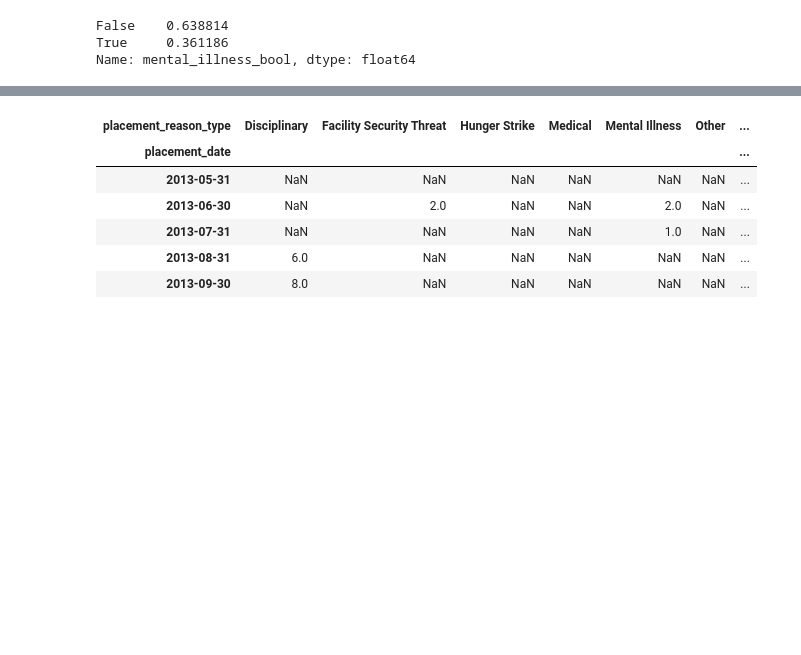
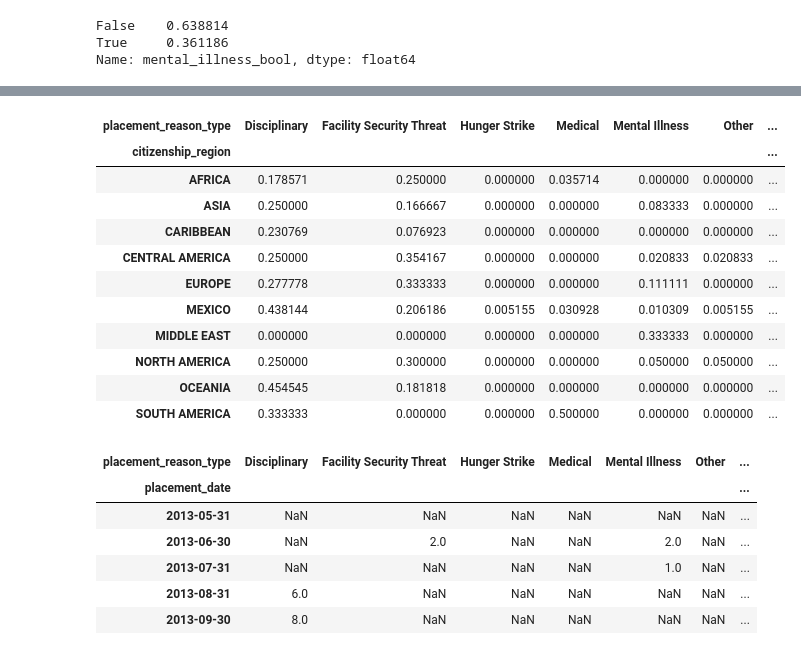
Before and after one commit to UWCHR/nwdc-seg, a Jupyter notebook: analyze/note/NWDC-analyze.ipynb, the cells around one changed output, grey strips where cells are left out. Cells and saved outputs as stored; diff of their text form; code cells hidden in the pictures; blank space fills up the shorter version.

```diff
--- a/analyze/note/NWDC-analyze.ipynb
+++ b/analyze/note/NWDC-analyze.ipynb
@@ -595,3 +624,18 @@ Name: mental_illness_bool, dtype: float64
+# %%
+pd.crosstab(df['citizenship_region'], df['placement_reason_type'], normalize='index')
+# %% [output]
+| placement_reason_type | Disciplinary | Facility Security Threat | Hunger Strike | Medical | Mental Illness | Other | ... |
+| citizenship_region |  |  |  |  |  |  | ... |
+| AFRICA | 0.178571 | 0.250000 | 0.000000 | 0.035714 | 0.000000 | 0.000000 | ... |
+| ASIA | 0.250000 | 0.166667 | 0.000000 | 0.000000 | 0.083333 | 0.000000 | ... |
+| CARIBBEAN | 0.230769 | 0.076923 | 0.000000 | 0.000000 | 0.000000 | 0.000000 | ... |
+| CENTRAL AMERICA | 0.250000 | 0.354167 | 0.000000 | 0.000000 | 0.020833 | 0.020833 | ... |
+| EUROPE | 0.277778 | 0.333333 | 0.000000 | 0.000000 | 0.111111 | 0.000000 | ... |
+| MEXICO | 0.438144 | 0.206186 | 0.005155 | 0.030928 | 0.010309 | 0.005155 | ... |
+| MIDDLE EAST | 0.000000 | 0.000000 | 0.000000 | 0.000000 | 0.333333 | 0.000000 | ... |
+| NORTH AMERICA | 0.250000 | 0.300000 | 0.000000 | 0.000000 | 0.050000 | 0.050000 | ... |
+| OCEANIA | 0.454545 | 0.181818 | 0.000000 | 0.000000 | 0.000000 | 0.000000 | ... |
+| SOUTH AMERICA | 0.333333 | 0.000000 | 0.000000 | 0.500000 | 0.000000 | 0.000000 | ... |
 # %%
 data = df.set_index('placement_date').groupby([pd.Grouper(freq='M')])['placement_reason_type'].value_counts().unstack()
 # %%
```
Also changed, not shown: parts of 11 cells of this notebook.
